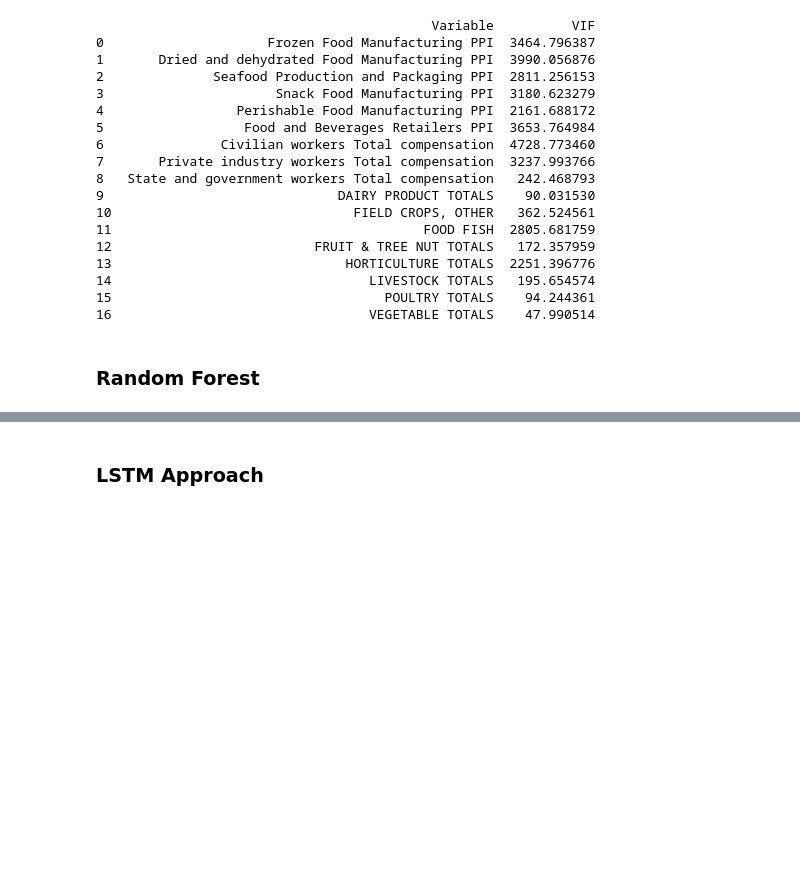
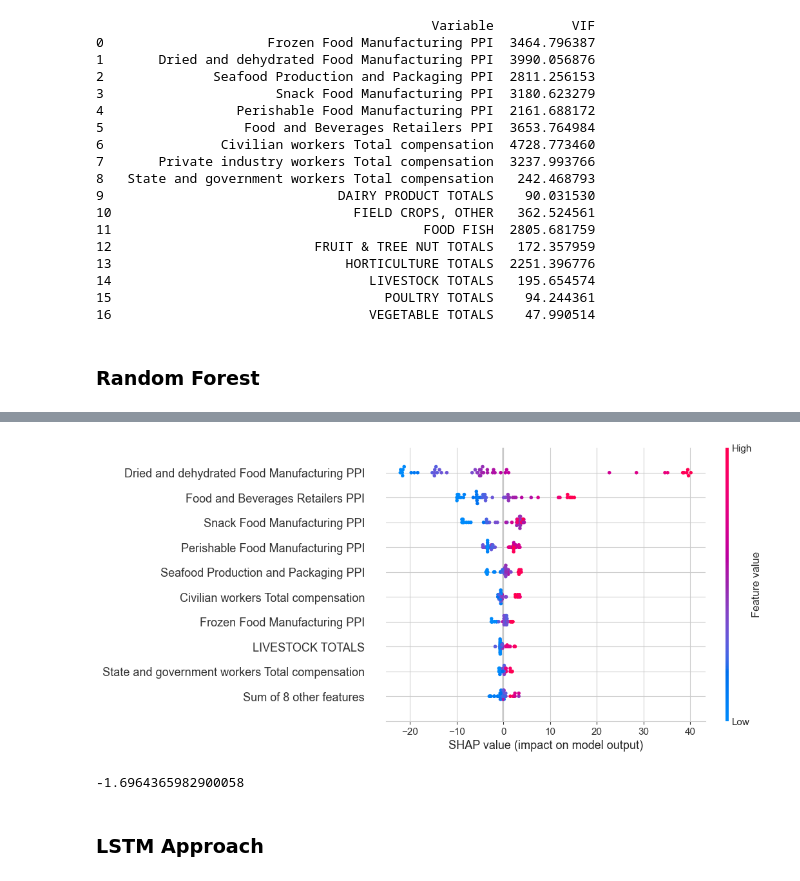
Before and after one commit to sjsu-interconnect/cs163, a Jupyter notebook: src/Data Processing.ipynb, the cells around one changed output, grey strips where cells are left out. Drawn from its saved outputs; the diff is of its cells as text; code cells hidden in the pictures; blank space fills up the shorter version.

```diff
--- a/src/Data Processing.ipynb
+++ b/src/Data Processing.ipynb
@@ -276,3 +393,20 @@ R-squared (R²): 0.9994808253220536
+# %%
+explainer = shap.TreeExplainer(model)
+explanation = explainer(X_test)
+
+shap_values = explanation.values
+np.abs(shap_values.sum(axis=1) + explanation.base_values - y_predicted).max()
+
+shap.plots.beeswarm(explanation)
+# %% [output]
+[figure, added]
+# %%
+## RandomSearch CV
+for metrics in
+mse_cross = np.mean(cross_val_score(model, X, Y, cv=5, scoring='r2'))
+mse_cross
+# %% [output]
+-1.6964365982900058
 # %% [markdown]
 ### LSTM Approach
 # %%
```
Also changed, not shown: parts of 4 cells of this notebook, 2 other files.
